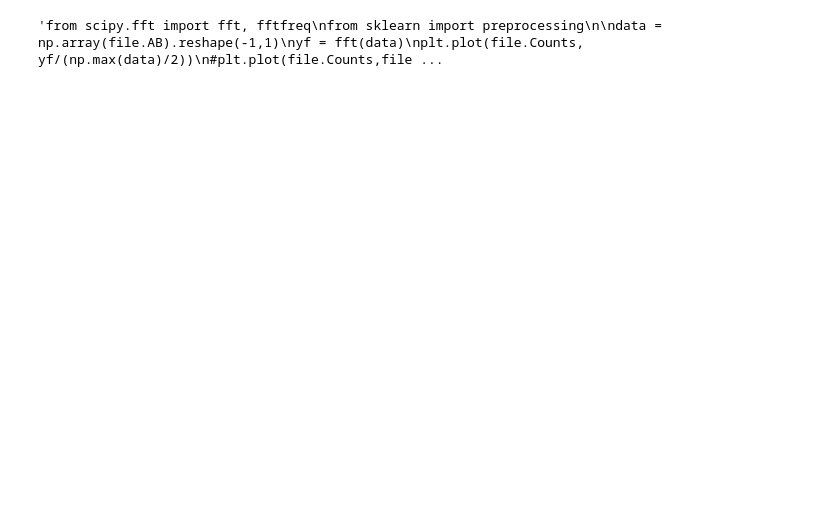
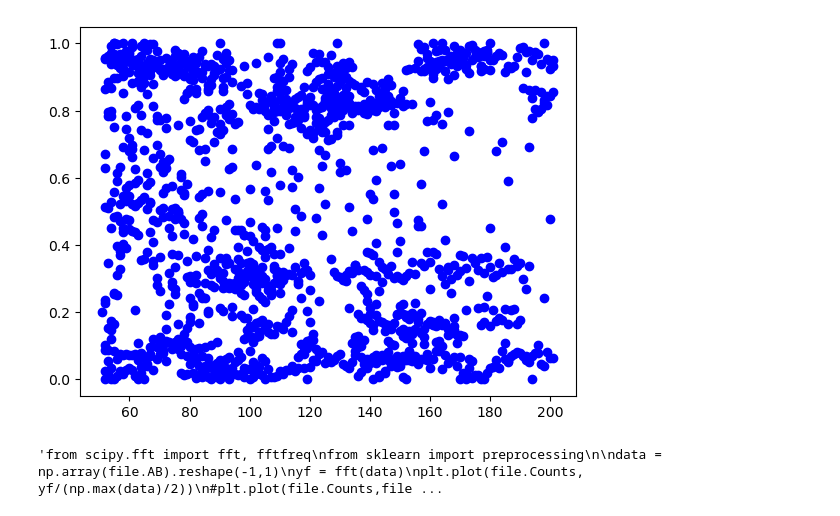
Before and after one commit to Emily-Herbert4/Quantum-Computing, a Jupyter notebook: DataPlotting/plotting.ipynb, the cells around one changed output. Saved outputs shown, nothing was run; the diff lists cells and outputs as text; code cells hidden in the pictures; blank space fills up the shorter version.

```diff
--- a/DataPlotting/plotting.ipynb
+++ b/DataPlotting/plotting.ipynb
@@ -10,7 +10,7 @@ import numpy as np
 plot_scale= 6
 
 #First entry is if you want raw data
-plot_raw_data =True
+plot_raw_data =False
 #Second is Clean plots
 plot_and_clean_data =True
 # %%
@@ -66,12 +47,12 @@ def plot_raw(data,plotname,fit = False):
 def plot_cleaned(data,plotname):
     bold = '\033[1m'
     end = '\033[0m'
-    fig, ax =plt.subplots(1,3,figsize = (3*plot_scale,1*plot_scale), layout="constrained")
+
     title = "Cleaned Data Plotted from file " + plotname
-    fig.suptitle(title, weight= 'bold',fontsize = 2*plot_scale)
-    fig.add_gridspec #double check
-    fig.supylabel("Amplitude", weight = 'bold',fontsize =1.5*plot_scale)
-    fig.supxlabel("Count Number (time)", weight = 'bold',fontsize = 1.5*plot_scale)
+    #fig.suptitle(title, weight= 'bold',fontsize = 2*plot_scale)
+    #fig.add_gridspec #double check
+    #fig.supylabel("Amplitude", weight = 'bold',fontsize =1.5*plot_scale)
+    #fig.supxlabel("Count Number (time)", weight = 'bold',fontsize = 1.5*plot_scale)
 
 
     data['PercentDiff_AB'] = (data['AB'].pct_change() * 100).fillna(0)
@@ -98,41 +79,35 @@ def plot_cleaned(data,plotname):
 
 
 
-    ax[0].set_title("AB")
-    ax[0].scatter(data.Counts,data.AB)
-    ax[0].scatter(data.Counts,data.AB)
+    #plt.set_title("AB")
+    plt.scatter(data.Counts,data.AB, color= 'blue')
 
-    ax[1].set_title("AC")
-    ax[1].scatter(data.Counts,data.AB)
-
-    ax[2].set_title("AB and AC")
-    ax[2].scatter(data.Counts,data.AB)
-    ax[2].scatter(data.Counts,data.AC)
 
     path = 'plots_cleaned/'
     try:
         path =os.path.join(path, plotname)
-        fig.savefig(path)
+        path = str(path+".pdf")
+        plt.savefig(path )
     except OSError as error:
         if os.path.exists(path):
             os.remove(path)
             path =os.path.join(path, plotname)
-    plt.close()
-    return fig
+    #plt.close()
+    return plt
 # %%
 def run(plots = True,plot_clean = True):
     files = []
     for f in glob.glob("Data/*.txt"):
         file = pd.read_csv(f,delimiter="\t")
         file = file.loc[~(file ==0).all(axis=1)]
         file = file.iloc[:,0:6]
         file.columns =['Counts','A','B','AB','C','AC']
         name = f.split('.txt')[0].split('\\')[1]
-        #if plots:
-        plot_raw(file,name)
-        #if (name[0].lower() != 's' and plot_clean):
+
         plot_cleaned(file,name)
 run(plot_raw_data,plot_and_clean_data)
+# %% [output]
+[figure, added]
 # %%
 """from scipy.fft import fft, fftfreq
 from sklearn import preprocessing
```
Also changed, not shown: parts of 1 cell of this notebook, 27 other files.
